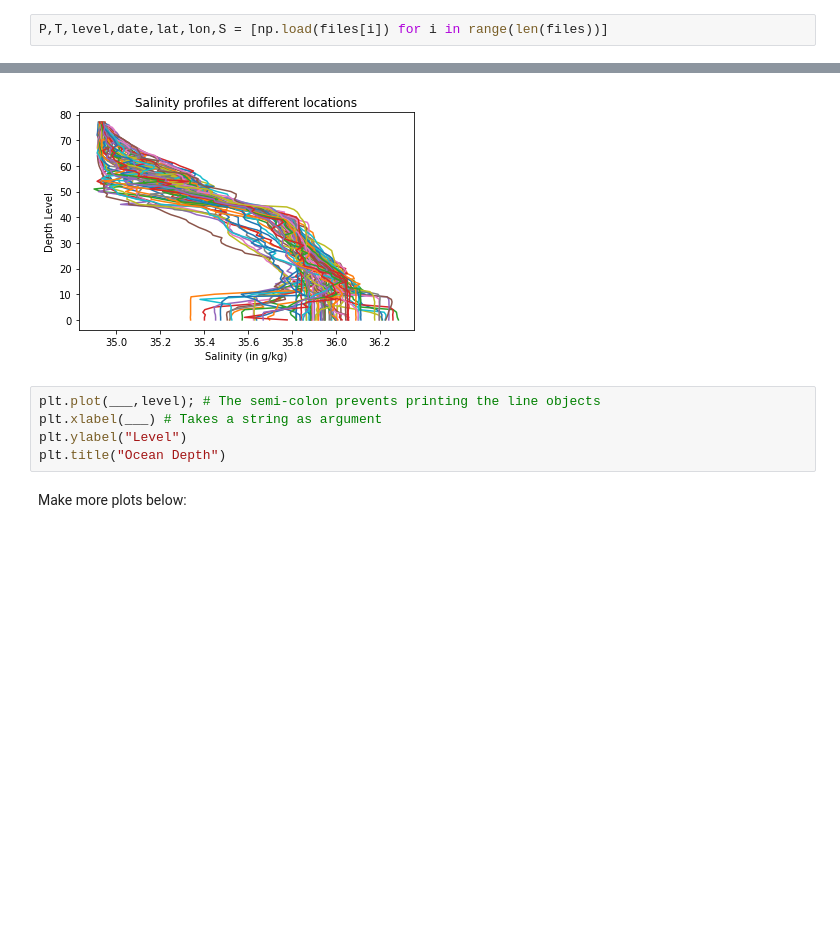
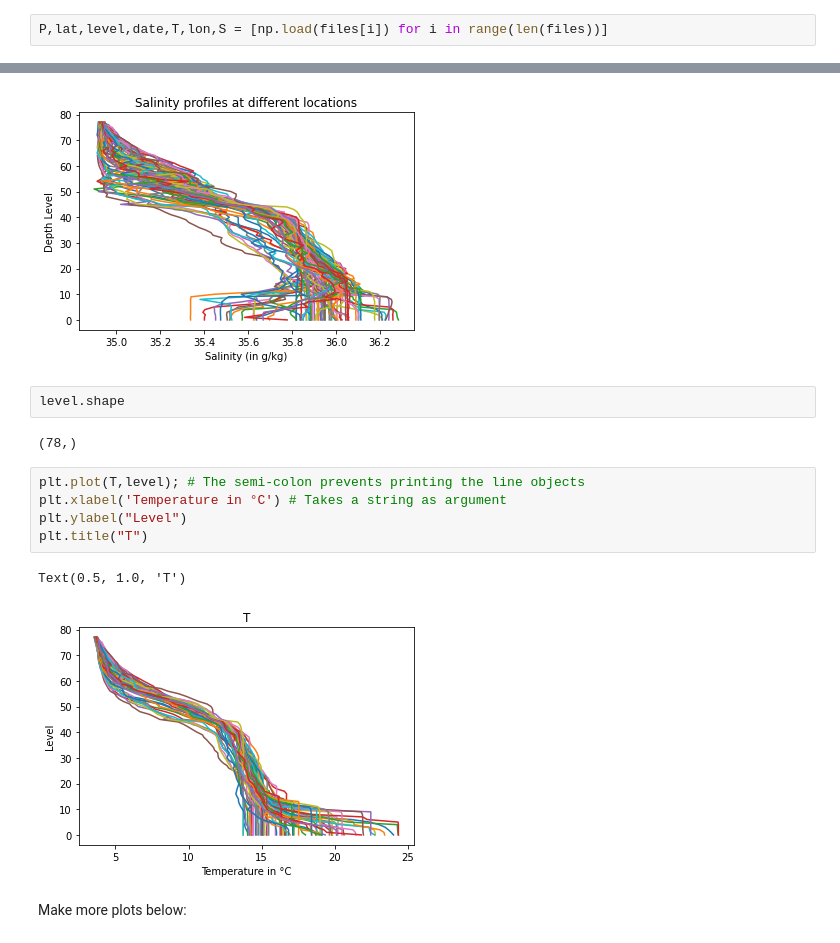
Before and after one commit to MaxHenk/2022_Intro_Python, a Jupyter notebook: Exercises/W2_S1.ipynb, the cells around one changed output, grey strips where cells are left out. Cells and saved outputs as stored; diff of their text form; blank space fills up the shorter version.

```diff
--- a/Exercises/W2_S1.ipynb
+++ b/Exercises/W2_S1.ipynb
@@ -75,6 +75,6 @@ files
 # %% [markdown]
 Then, load the files as `numpy` arrays, for instance using list comprehension
 # %%
-P,T,level,date,lat,lon,S = [np.load(files[i]) for i in range(len(files))]
+P,lat,level,date,T,lon,S = [np.load(files[i]) for i in range(len(files))]
 # %%
 P
@@ -228,10 +239,17 @@ Hint: The vertical scale should use the `level` data to be consistent with ocean
 Hint 2: Each plot should have a line for each column of data. It will look messy, like the plot below:
 # %% [markdown]
 ![Salinity_example.png](embedded-picture-1)
+# %%
+level.shape
+# %% [output]
+(78,)
 # %%
-plt.plot(___,level); # The semi-colon prevents printing the line objects
-plt.xlabel(___) # Takes a string as argument
+plt.plot(T,level); # The semi-colon prevents printing the line objects
+plt.xlabel('Temperature in °C') # Takes a string as argument
 plt.ylabel("Level")
-plt.title("Ocean Depth")
+plt.title("T")
+# %% [output]
+Text(0.5, 1.0, 'T')
+[figure, added]
 # %% [markdown]
 Make more plots below:
```
Also changed, not shown: parts of 22 cells of this notebook.
